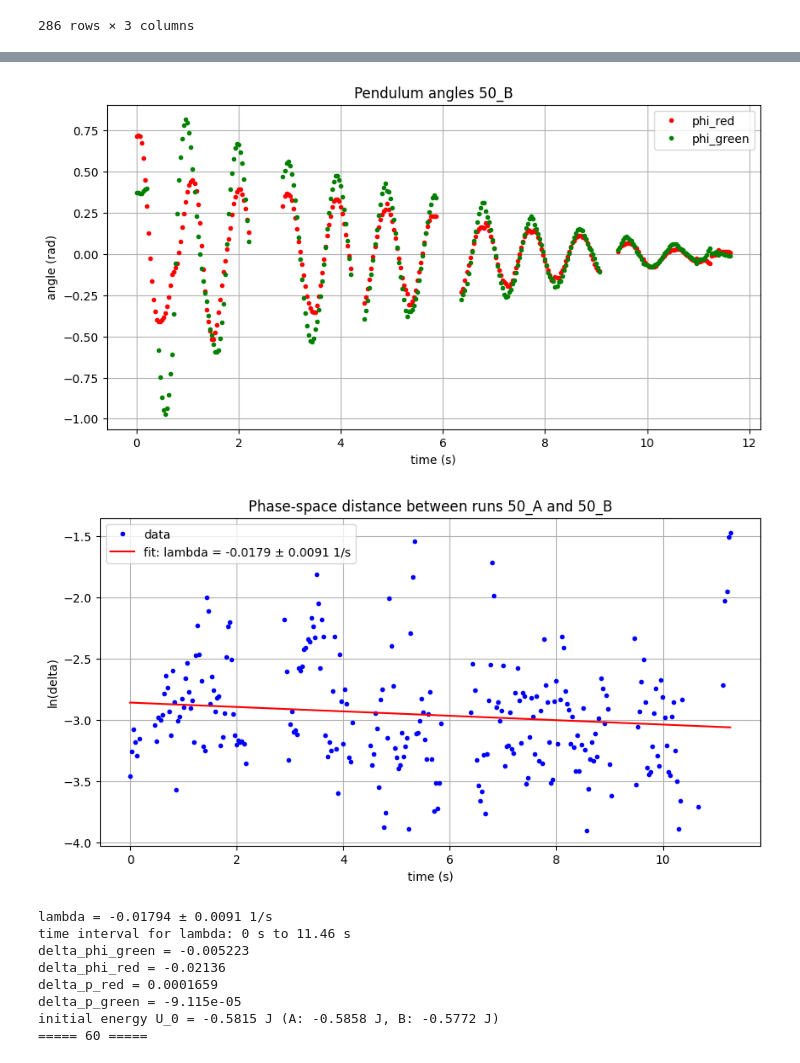
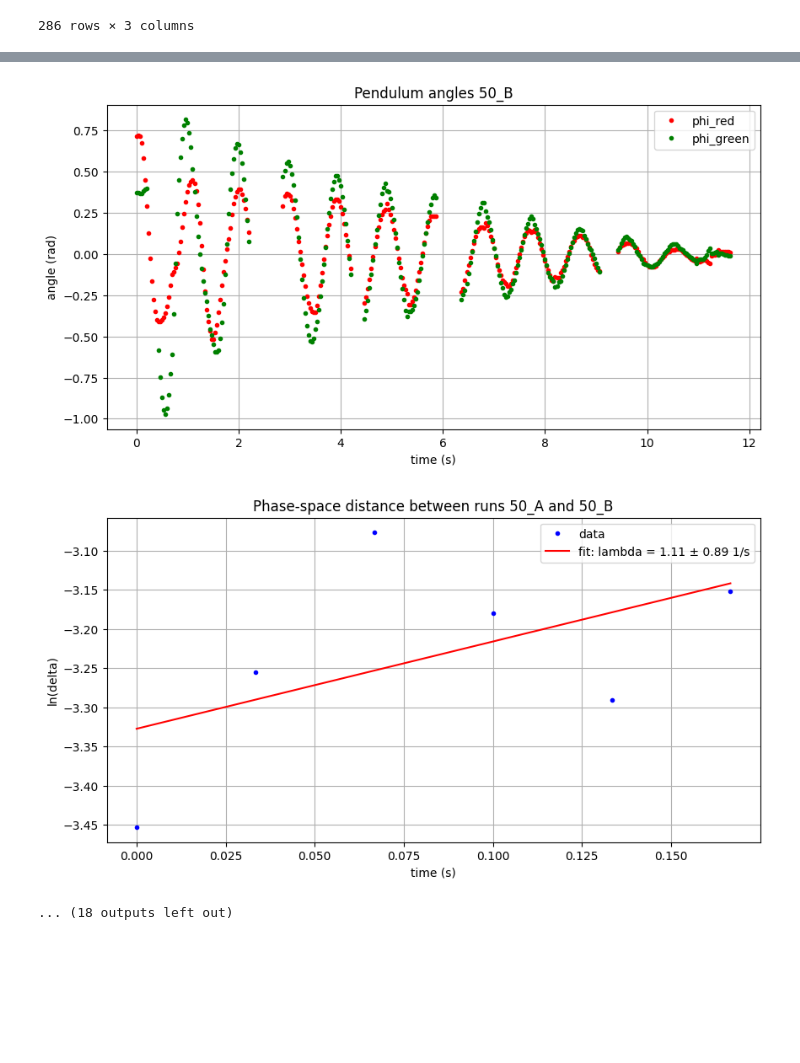
Before and after one commit to AEZorina/RP_double-pendulum, a Jupyter notebook: notebooks/Pendulum tracking.ipynb, the cells around one changed output, grey strips where cells are left out. Drawn from its saved outputs; the diff is of its cells as text; code cells hidden in the pictures; blank space fills up the shorter version.

Commit message:
final data analysis and plot

```diff
--- a/notebooks/Pendulum tracking.ipynb
+++ b/notebooks/Pendulum tracking.ipynb
@@ -636,7 +637,7 @@ initial energy U_0 = -0.6354 J (A: -0.6313 J, B: -0.6395 J)
 DEFAULT_ORIGIN = (1025, 156)  # origin (pixels) used when a video has no 'origin' setting
 
 
-def run_pair(name_A, name_B, settings_A, settings_B, time_interval=None, preview=True):
+def run_pair(name_A, name_B, settings_A, settings_B, time_interval=None, preview=True, retrack=False):
     """
     Full workflow for one pair of videos: track both videos, cut them at the release frame,
     compute the angles/momenta and analyse them as a pair.
@@ -646,18 +647,25 @@ def run_pair(name_A, name_B, settings_A, settings_B, time_interval=None, preview
     (origin_x, origin_y) in pixels (default DEFAULT_ORIGIN) and 'last_frame'.
     time_interval: (t_start, t_end) in seconds for the lambda fit, or None to fit all data.
     preview: passed to process_video (show the tracking window).
+    retrack: if False (default), an existing videos/<name>.csv is loaded instead of tracking the
+    video again; set True to force re-tracking.
 
     Returns: dict with the results of analyse_pair and the initial separations.
     """
     analyzed = []
     for name, s in ((name_A, settings_A), (name_B, settings_B)):
         origin = s.get('origin', DEFAULT_ORIGIN)
-        res = process_video(
-            video_path=root / 'videos' / f'{name}.mp4',
-            output_csv=root / 'videos' / f'{name}.csv',
-            preview=preview,
-            save_annotated=True,
-        )
+        csv_path = root / 'videos' / f'{name}.csv'
+        if csv_path.exists() and not retrack:
+            print(f'Loaded existing tracking data: {csv_path}')
+            res = pd.read_csv(csv_path)
+        else:
+            res = process_video(
+                video_path=root / 'videos' / f'{name}.mp4',
+                output_csv=csv_path,
+                preview=preview,
+                save_annotated=True,
+            )
         analyzed.append(analyze_video(
             res, s['first_frame'], s.get('last_frame'), scale=scale,
             origin_x=origin[0], origin_y=origin[1],
@@ -678,20 +686,31 @@ def run_pair(name_A, name_B, settings_A, settings_B, time_interval=None, preview
     }
 
 
-def run_all_pairs(pairs, preview=True, output_csv=None):
+def run_all_pairs(pairs, preview=True, output_csv=None, time_intervals=None, retrack=False):
     """
     Run run_pair for every entry of pairs (dict: pair name -> dict with keys 'A', 'B' (video
     name and settings) and optionally 'time_interval'). A failing pair is reported and skipped.
+
+    time_intervals: optional override of the fit interval(s) without editing pairs and without
+    re-tracking. Either a single (t_start, t_end) applied to all pairs, or a dict pair name ->
+    (t_start, t_end) (pairs not in the dict keep their own 'time_interval').
+    retrack: False (default) reuses the saved tracking CSVs; True tracks all videos again.
 
     Returns a dataframe with one row per pair; saved to output_csv if given.
     """
     rows = []
     for key, p in pairs.items():
         print(f'===== {key} =====')
+        if isinstance(time_intervals, dict):
+            interval = time_intervals.get(key, p.get('time_interval'))
+        elif time_intervals is not None:
+            interval = time_intervals
+        else:
+            interval = p.get('time_interval')
         try:
             rows.append(run_pair(
                 p['A']['video'], p['B']['video'], p['A'], p['B'],
-                time_interval=p.get('time_interval'), preview=preview,
+                time_interval=interval, preview=preview, retrack=retrack,
             ))
         except Exception as e:
             print(f'Pair {key} failed: {e!r}')
@@ -707,42 +726,46 @@ pairs = {
     '30': {
         'A': {'video': '30_A', 'first_frame': 22, 'origin': (1025, 156)},
         'B': {'video': '30_B', 'first_frame': 20, 'last_frame': 305, 'origin': (1026, 156)},
-        'time_interval': (0, 0.26),
+        'time_interval': (0, 0.4),
     },
     '40': {
             'A': {'video': '40_A', 'first_frame': 22, 'last_frame':312, 'origin': (1025, 156)},
             'B': {'video': '40_B', 'first_frame': 20, 'last_frame': 309, 'origin': (1026, 156)},
-            #'time_interval': (0, 0.26),
+            'time_interval': (0,0.45),
         },
     '50': {
                 'A': {'video': '50_A', 'first_frame': 38, 'last_frame':382, 'origin': (1025, 156)},
                 'B': {'video': '50_B', 'first_frame': 63, 'last_frame': 412, 'origin': (1026, 156)},
-                #'time_interval': (0, 0.26),
+                'time_interval': (0,0.3),
             },
     '60': {
                 'A': {'video': '60_A', 'first_frame': 33, 'last_frame':428, 'origin': (1025, 156)},
                 'B': {'video': '60_B', 'first_frame': 34, 'last_frame': 423, 'origin': (1026, 156)},
-                #'time_interval': (0, 0.26),
+                'time_interval': (0,2),
             },
     '70': {
                 'A': {'video': '70_A', 'first_frame': 15, 'last_frame':402, 'origin': (1025, 156)},
                 'B': {'video': '70_B', 'first_frame': 47, 'last_frame': 442, 'origin': (1026, 156)},
-                #'time_interval': (0, 0.26),
+                'time_interval': (0,2),
             },
     '80': {
                 'A': {'video': '80_A', 'first_frame': 47, 'last_frame':654, 'origin': (1025, 156)},
                 'B': {'video': '80_B', 'first_frame': 17, 'last_frame': 414, 'origin': (1026, 156)},
-                #'time_interval': (0, 0.26),
+                'time_interval': (0, 2),
             },
     '90': {
                 'A': {'video': '90_A', 'first_frame': 40, 'last_frame':440, 'origin': (1025, 156)},
                 'B': {'video': '90_B', 'first_frame': 24,'origin': (1026, 156)},
-                #'time_interval': (0, 0.26),
+                'time_interval': (0, 2),
             },
 
 }
 
-summary = run_all_pairs(pairs, preview=True, output_csv=root / 'lambda_summary.csv')
+# Tracking CSVs are reused, so changing the interval is fast. Examples:
+#   time_intervals=(0, 0.5)                -> same interval for all pairs
+#   time_intervals={'30': (0, 0.26), '40': (0, 0.4)}  -> per pair
+# Pass retrack=True to track the videos again.
+summary = run_all_pairs(pairs, preview=False, output_csv=root / 'lambda_summary.csv', time_intervals=None)
 summary
 # %% [output]
 ===== 30 =====
@@ -801,14 +800,7 @@ Frames with missing green detection: 30
 [figure]
 [figure]
-[figure, old version]
+[figure, new version]
-lambda = -0.01794 ± 0.0091 1/s
-time interval for lambda: 0 s to 11.46 s
-delta_phi_green = -0.005223
-delta_phi_red = -0.02136
-delta_p_red = 0.0001659
-delta_p_green = -9.115e-05
-initial energy U_0 = -0.5815 J (A: -0.5858 J, B: -0.5772 J)
-===== 60 =====
+... (18 outputs left out)
 # %%
 def plot_raw_delta_by_pair(pair_settings=pairs, ncols=2):
     """Plot the unlogged phase-space distance (delta) against time for each video pair."""
```
Also changed, not shown: parts of 5 cells of this notebook, 2 other files.
